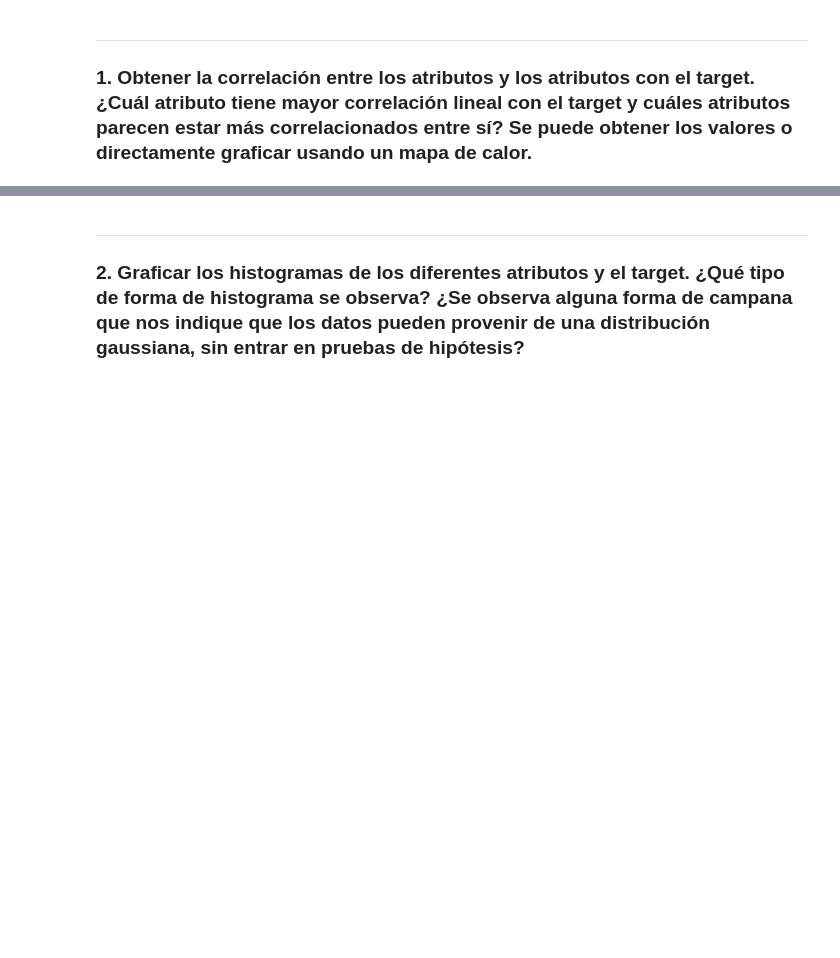
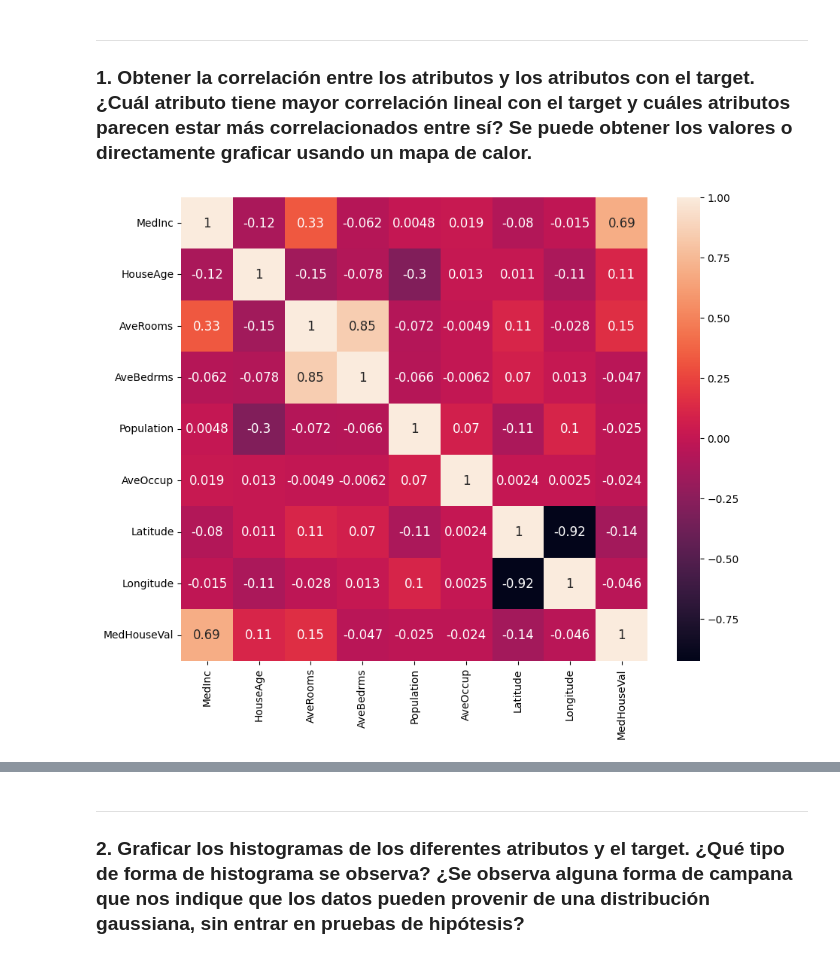
Before and after one commit to abrilnoguera/TP2-IIA, a Jupyter notebook: TP2.ipynb, the cells around one changed output, grey strips where cells are left out. Drawn from its saved outputs; the diff is of its cells as text; code cells hidden in the pictures; blank space fills up the shorter version.

```diff
--- a/TP2.ipynb
+++ b/TP2.ipynb
@@ -51,3 +51,10 @@ Adjunto el link al repositorio con la resulución completa. [Repositorio de Gith
 ---
 
 ### 1.  Obtener la correlación entre los atributos y los atributos con el target. ¿Cuál atributo tiene mayor correlación lineal con el target y cuáles atributos parecen estar más correlacionados entre sí? Se puede obtener los valores o directamente graficar usando un mapa de calor.
+# %%
+correlations = df.corr()
+plt.figure(figsize=[10,8])
+sns.heatmap(correlations, annot=True, annot_kws={'size':12})
+plt.show()
+# %% [output]
+[figure, added]
```
Also changed, not shown: parts of 10 cells of this notebook.
